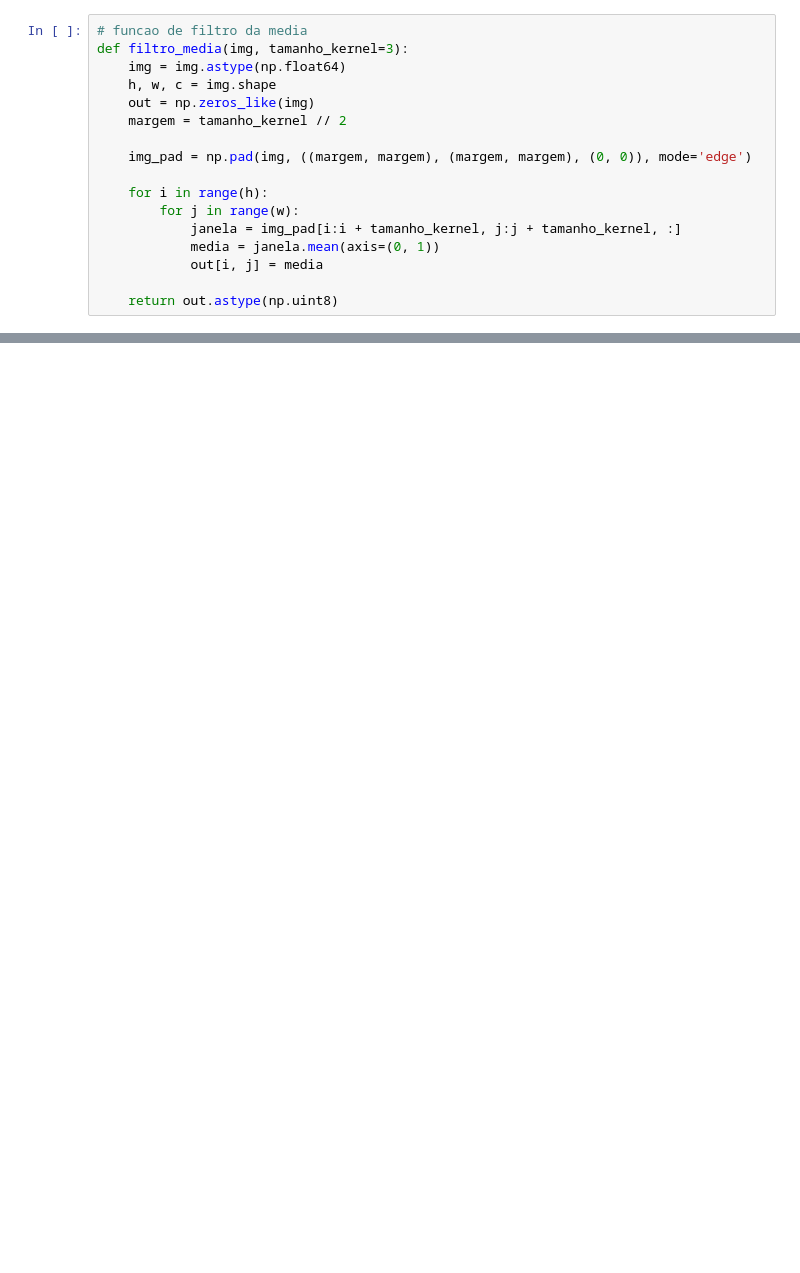
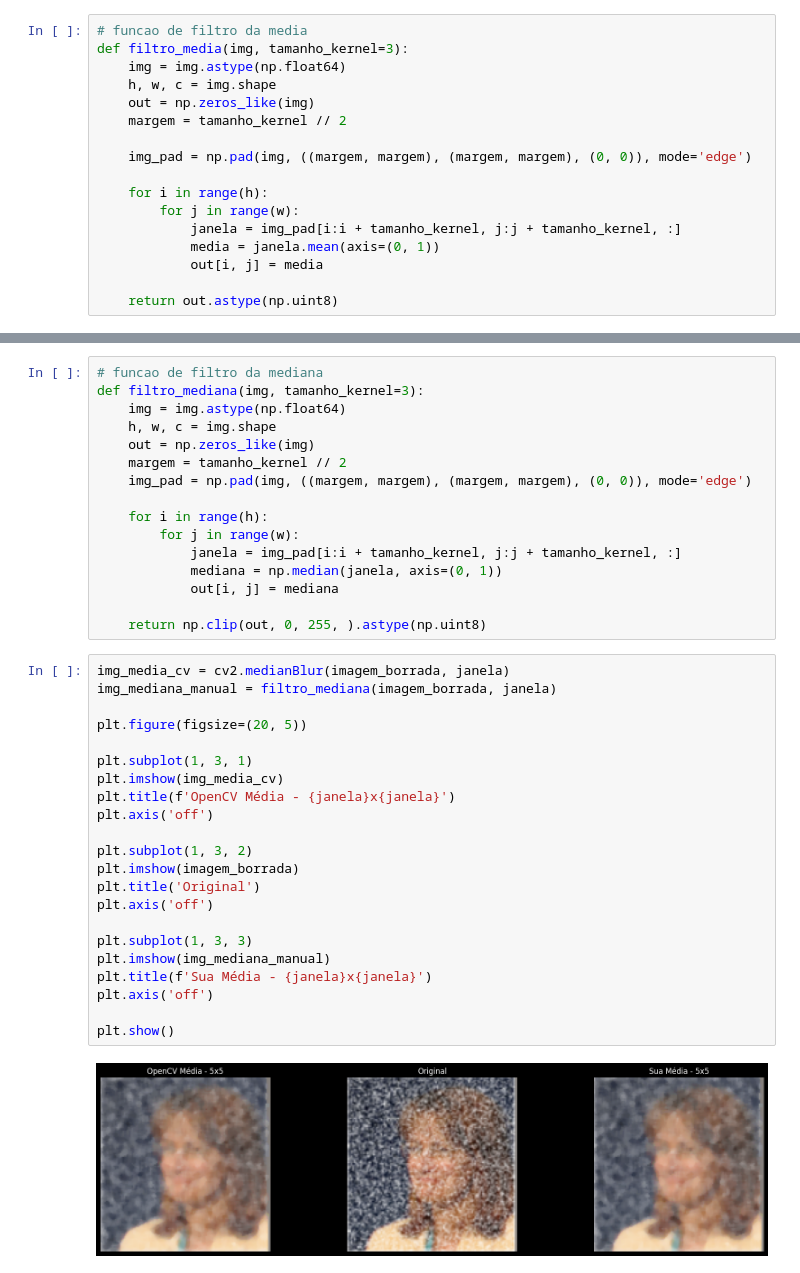
Before and after one commit to Renef13/Atividade_3_PI, a Jupyter notebook: filtros_media_mediana.ipynb, the cells around one changed output, grey strips where cells are left out. Drawn from its saved outputs; the diff is of its cells as text; blank space fills up the shorter version.

```diff
--- a/filtros_media_mediana.ipynb
+++ b/filtros_media_mediana.ipynb
@@ -74,3 +50,43 @@ plt.axis('off')
 plt.show()
 # %% [output]
 [figure]
+# %%
+# funcao de filtro da mediana
+def filtro_mediana(img, tamanho_kernel=3):
+    img = img.astype(np.float64)
+    h, w, c = img.shape
+    out = np.zeros_like(img)
+    margem = tamanho_kernel // 2
+    img_pad = np.pad(img, ((margem, margem), (margem, margem), (0, 0)), mode='edge')
+
+    for i in range(h):
+        for j in range(w):
+            janela = img_pad[i:i + tamanho_kernel, j:j + tamanho_kernel, :]
+            mediana = np.median(janela, axis=(0, 1))
+            out[i, j] = mediana
+
+    return np.clip(out, 0, 255, ).astype(np.uint8)
+# %%
+img_media_cv = cv2.medianBlur(imagem_borrada, janela)
+img_mediana_manual = filtro_mediana(imagem_borrada, janela)
+
+plt.figure(figsize=(20, 5))
+
+plt.subplot(1, 3, 1)
+plt.imshow(img_media_cv)
+plt.title(f'OpenCV Média - {janela}x{janela}')
+plt.axis('off')
+
+plt.subplot(1, 3, 2)
+plt.imshow(imagem_borrada)
+plt.title('Original')
+plt.axis('off')
+
+plt.subplot(1, 3, 3)
+plt.imshow(img_mediana_manual)
+plt.title(f'Sua Média - {janela}x{janela}')
+plt.axis('off')
+
+plt.show()
+# %% [output]
+[figure, added]
```
Also changed, not shown: parts of 4 cells of this notebook.
